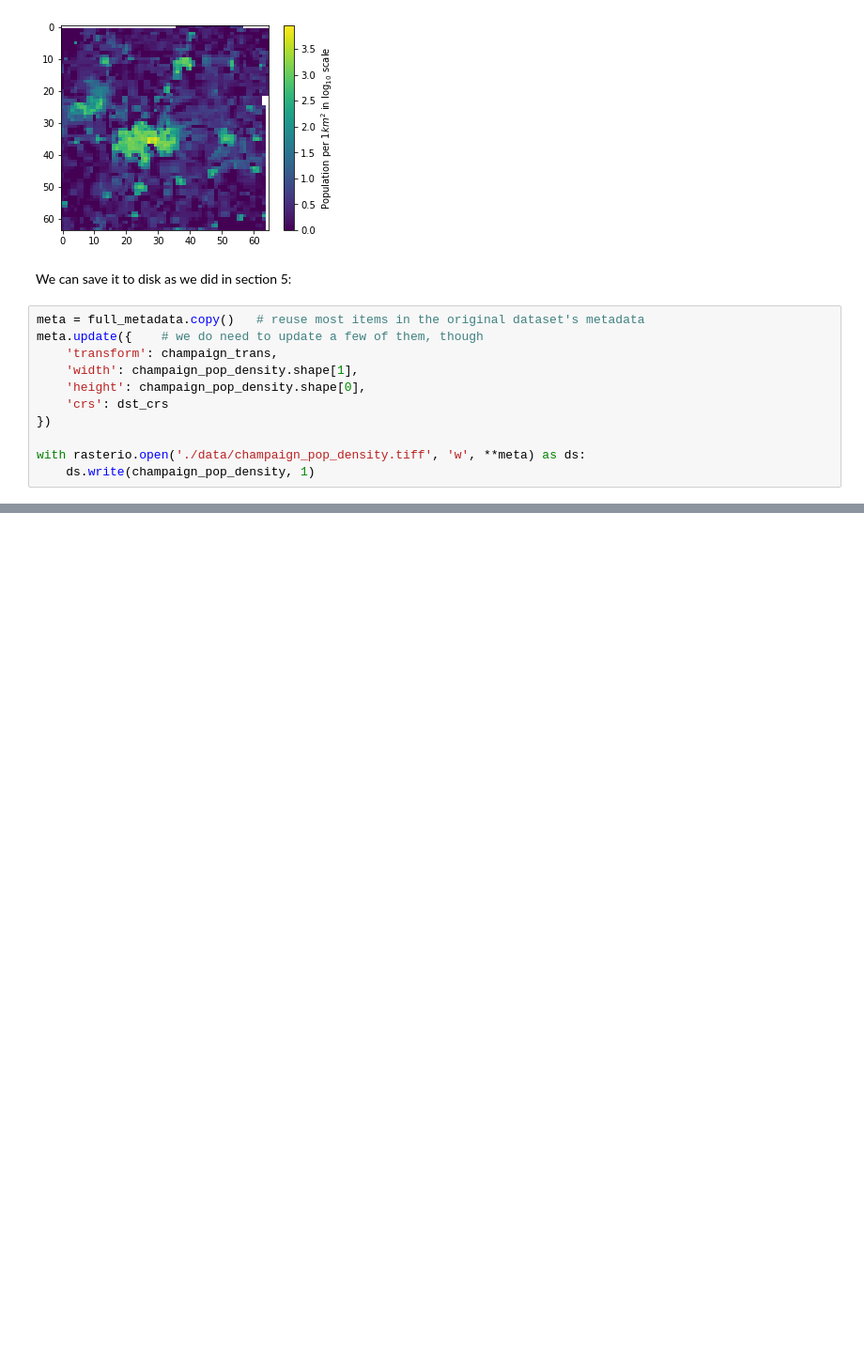
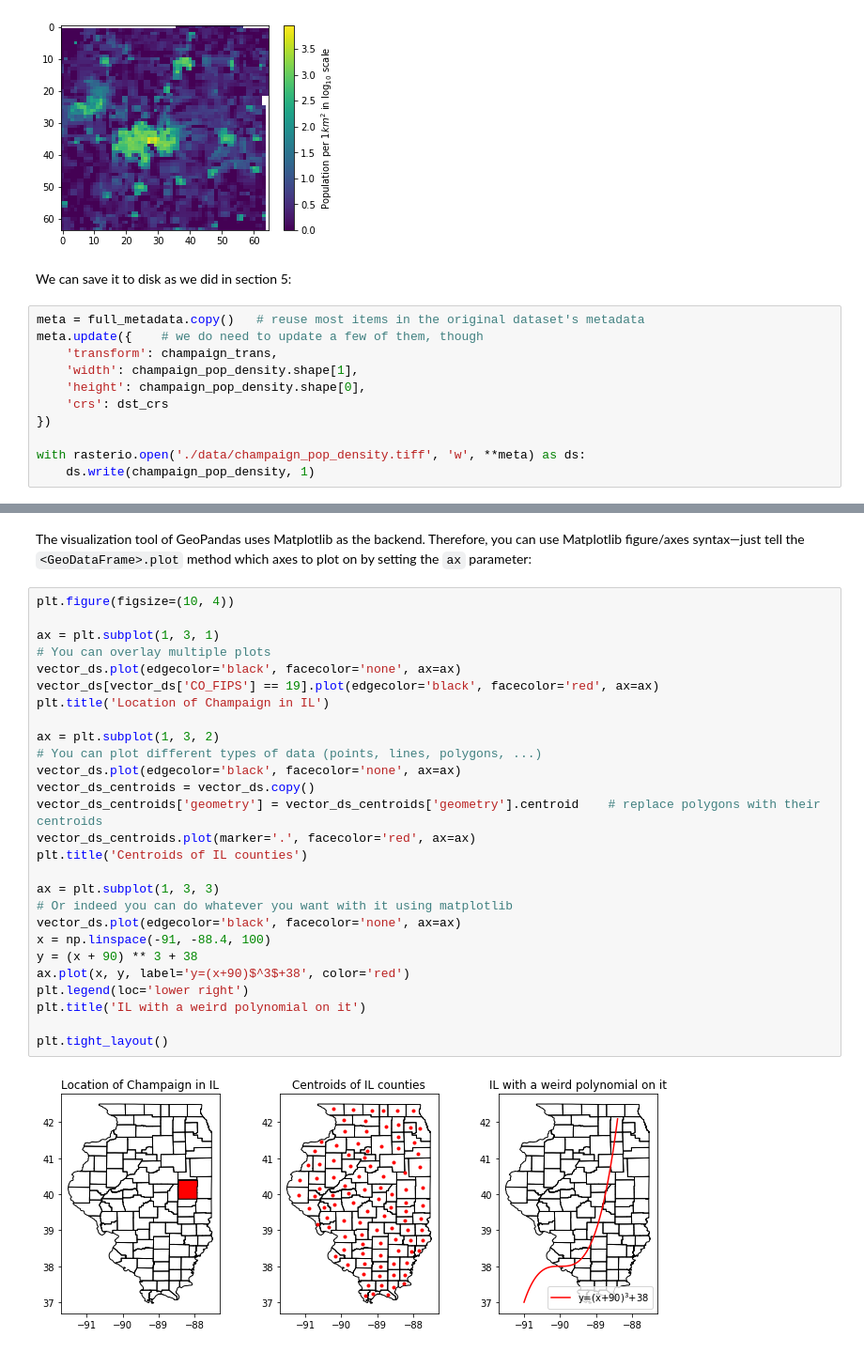
Before and after one commit to sibocw/geospatial-quickstart, a Jupyter notebook: 1hr-cookbook.ipynb, the cells around one changed output, grey strips where cells are left out. Shown at 94% size. Saved outputs shown, nothing was run; the diff lists cells and outputs as text; blank space fills up the shorter version.

```diff
--- a/1hr-cookbook.ipynb
+++ b/1hr-cookbook.ipynb
@@ -484,0 +506,31 @@ You may find the [Basemap](https://matplotlib.org/basemap/) tookit of Matplotlib
+# %% [markdown]
+The visualization tool of GeoPandas uses Matplotlib as the backend. Therefore, you can use Matplotlib figure/axes syntax—just tell the `<GeoDataFrame>.plot` method which axes to plot on by setting the `ax` parameter:
+# %%
+plt.figure(figsize=(10, 4))
+
+ax = plt.subplot(1, 3, 1)
+# You can overlay multiple plots
+vector_ds.plot(edgecolor='black', facecolor='none', ax=ax)
+vector_ds[vector_ds['CO_FIPS'] == 19].plot(edgecolor='black', facecolor='red', ax=ax)
+plt.title('Location of Champaign in IL')
+
+ax = plt.subplot(1, 3, 2)
+# You can plot different types of data (points, lines, polygons, ...)
+vector_ds.plot(edgecolor='black', facecolor='none', ax=ax)
+vector_ds_centroids = vector_ds.copy()
+vector_ds_centroids['geometry'] = vector_ds_centroids['geometry'].centroid    # replace polygons with their centroids
+vector_ds_centroids.plot(marker='.', facecolor='red', ax=ax)
+plt.title('Centroids of IL counties')
+
+ax = plt.subplot(1, 3, 3)
+# Or indeed you can do whatever you want with it using matplotlib
+vector_ds.plot(edgecolor='black', facecolor='none', ax=ax)
+x = np.linspace(-91, -88.4, 100)
+y = (x + 90) ** 3 + 38
+ax.plot(x, y, label='y=(x+90)$^3$+38', color='red')
+plt.legend(loc='lower right')
+plt.title('IL with a weird polynomial on it')
+
+plt.tight_layout()
+# %% [output]
+[figure, added]
```
Also changed, not shown: parts of 6 cells of this notebook, 1 other file.
